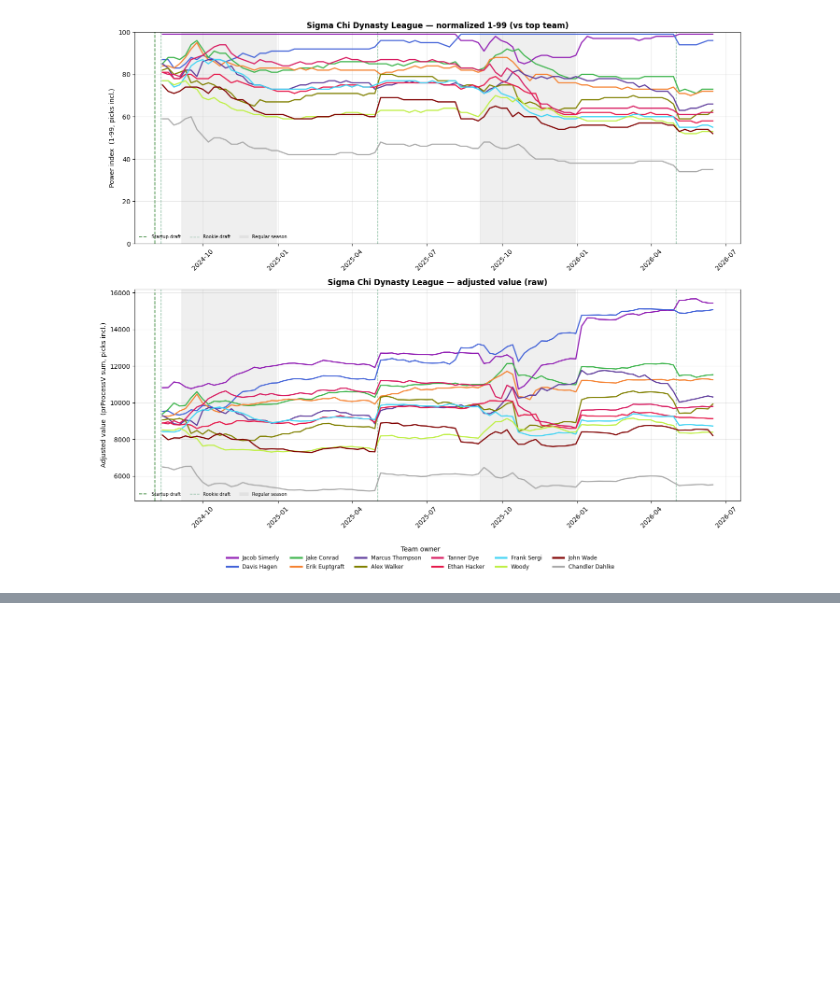
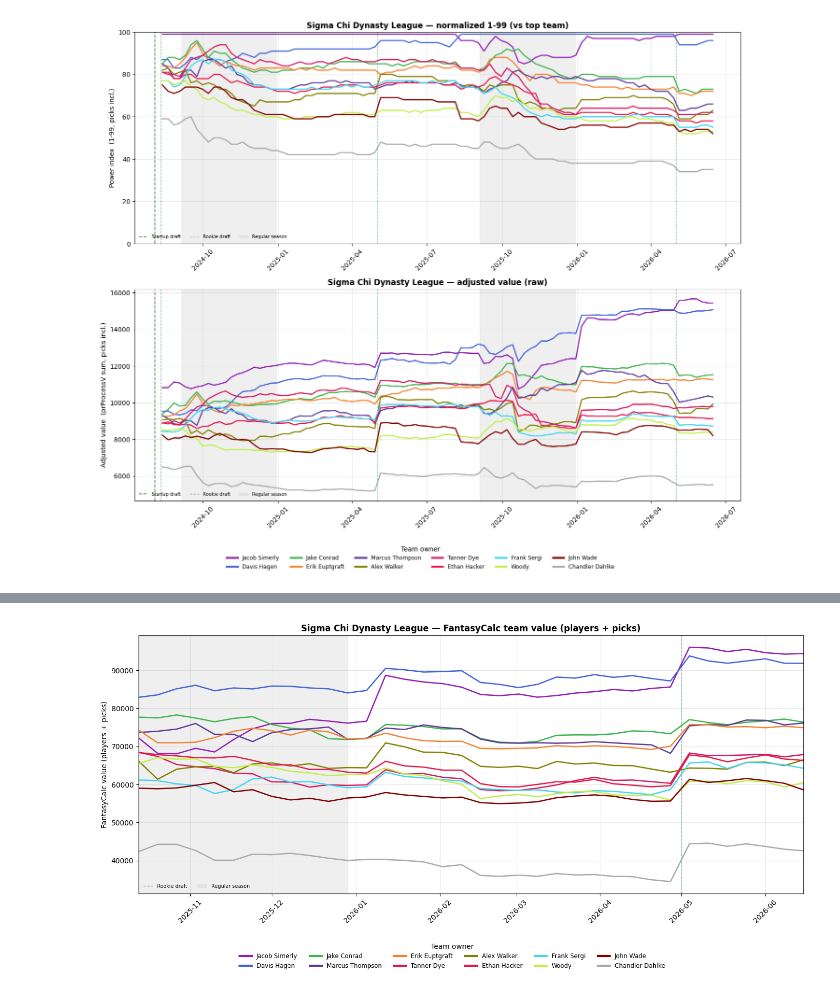
Before and after one commit to jsimerly/fantasy-analysis, a Jupyter notebook: analysis/02_team_value_over_time.ipynb, the cells around one changed output, grey strips where cells are left out. Cells and saved outputs as stored; diff of their text form; code cells hidden in the pictures; blank space fills up the shorter version.

```diff
--- a/analysis/02_team_value_over_time.ipynb
+++ b/analysis/02_team_value_over_time.ipynb
@@ -218,0 +288,5 @@ plt.show()
+# %%
+plot_league_fc("1061511485920354304")  # Sigma Chi Dynasty League
+plt.show()
+# %% [output]
+[figure, added]
```
Also changed, not shown: parts of 6 cells of this notebook.
